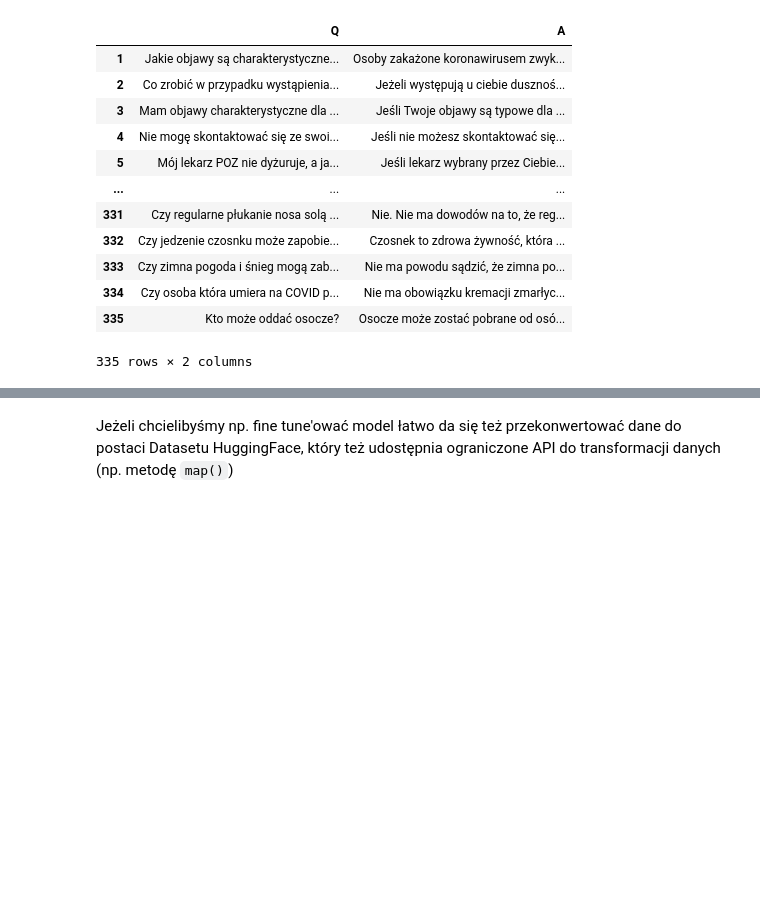
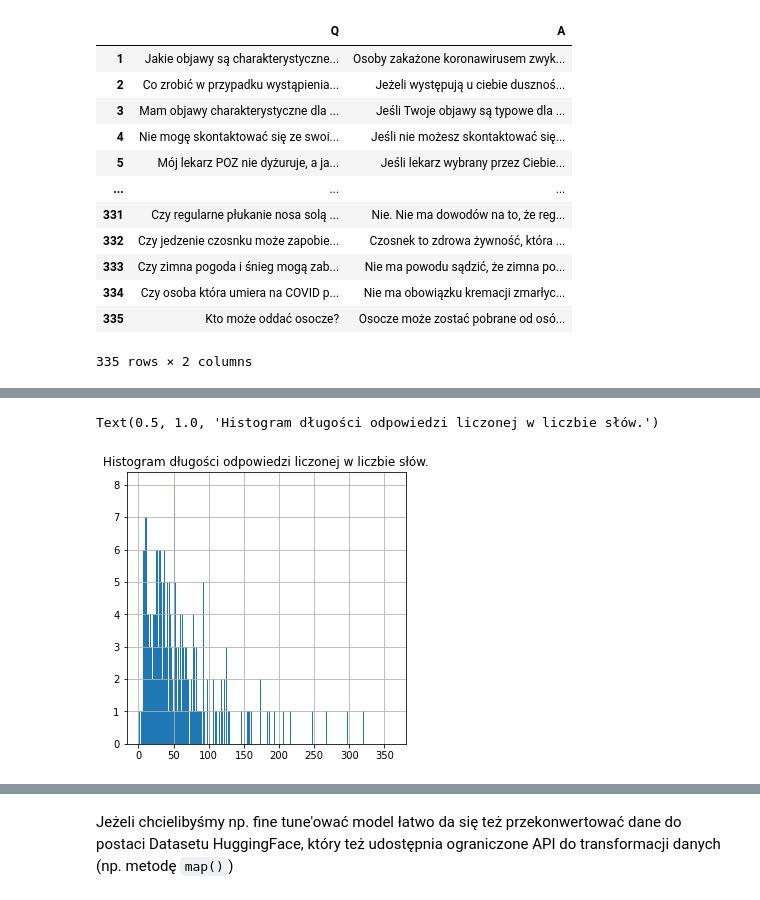
Before and after one commit to mrslacklines/covidqa, a Jupyter notebook: covidqa.ipynb, the cells around one changed output, grey strips where cells are left out. Saved outputs shown, nothing was run; the diff lists cells and outputs as text; code cells hidden in the pictures; blank space fills up the shorter version.

```diff
--- a/covidqa.ipynb
+++ b/covidqa.ipynb
@@ -275,0 +351,6 @@ df
+# %%
+a_hist = answer_lengths.hist(bins=range(1, answer_lengths.values.max()), figsize=(5, 5))
+a_hist.set_title(f"Histogram długości odpowiedzi liczonej w liczbie słów.")
+# %% [output]
+Text(0.5, 1.0, 'Histogram długości odpowiedzi liczonej w liczbie słów.')
+[figure, added]
```
Also changed, not shown: parts of 67 cells of this notebook.
